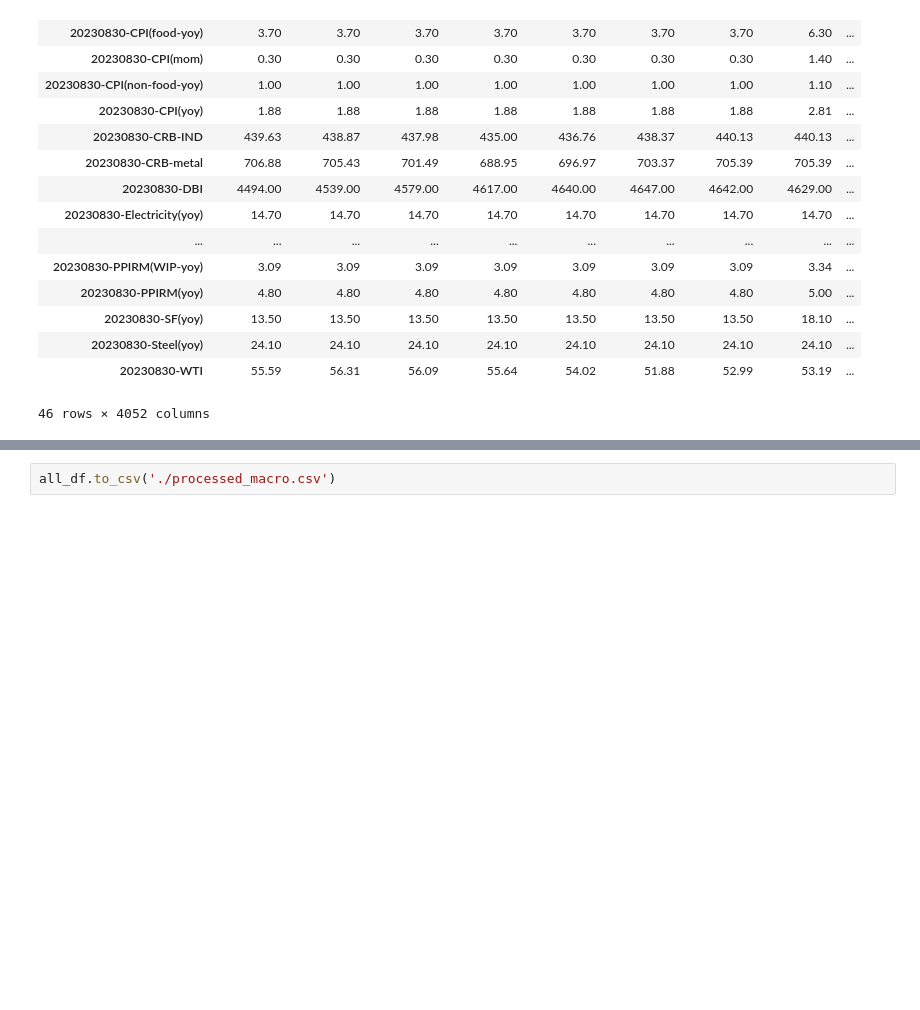
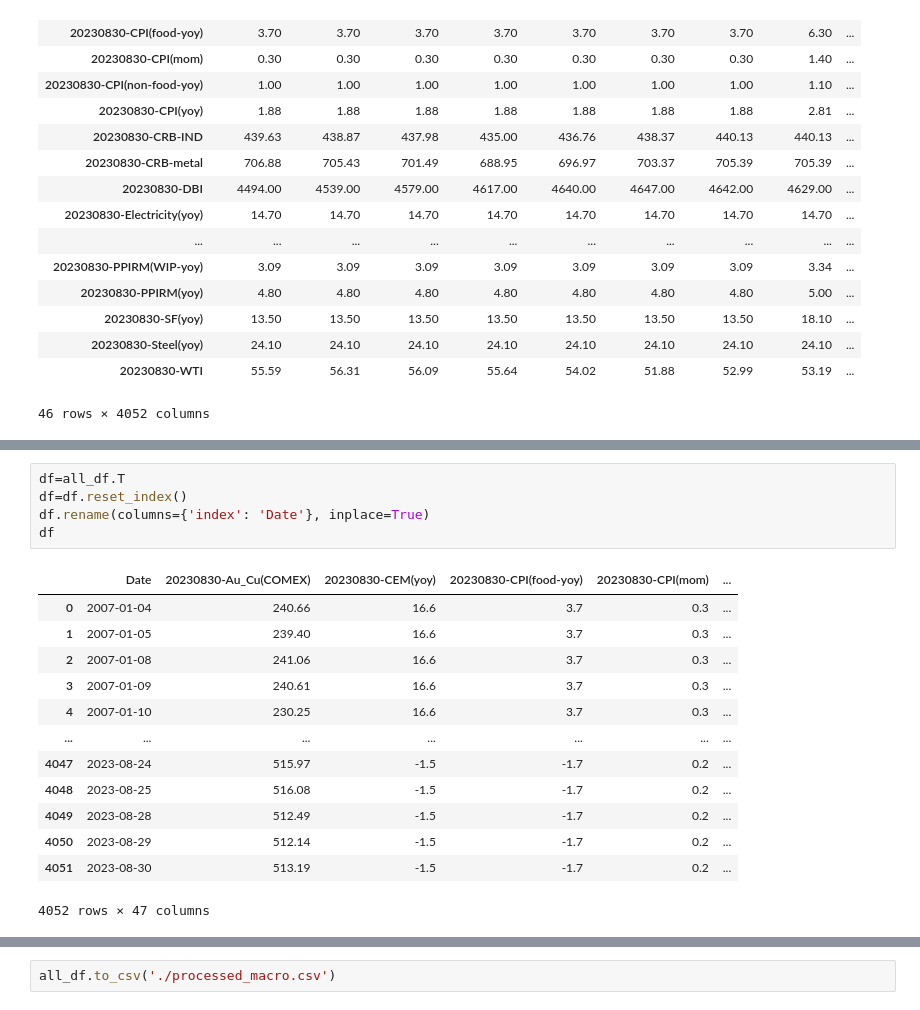
Before and after one commit to Luxe7/PolicyConfiguration, a Jupyter notebook: Data/Macro/data_process.ipynb, the cells around one changed output, grey strips where cells are left out. Saved outputs shown, nothing was run; the diff lists cells and outputs as text; blank space fills up the shorter version.

```diff
--- a/Data/Macro/data_process.ipynb
+++ b/Data/Macro/data_process.ipynb
@@ -133,0 +149,19 @@ all_df
+# %%
+df=all_df.T
+df=df.reset_index()
+df.rename(columns={'index': 'Date'}, inplace=True)
+df
+# %% [output]
+|  | Date | 20230830-Au_Cu(COMEX) | 20230830-CEM(yoy) | 20230830-CPI(food-yoy) | 20230830-CPI(mom) | ... |
+| 0 | 2007-01-04 | 240.66 | 16.6 | 3.7 | 0.3 | ... |
+| 1 | 2007-01-05 | 239.40 | 16.6 | 3.7 | 0.3 | ... |
+| 2 | 2007-01-08 | 241.06 | 16.6 | 3.7 | 0.3 | ... |
+| 3 | 2007-01-09 | 240.61 | 16.6 | 3.7 | 0.3 | ... |
+| 4 | 2007-01-10 | 230.25 | 16.6 | 3.7 | 0.3 | ... |
+| ... | ... | ... | ... | ... | ... | ... |
+| 4047 | 2023-08-24 | 515.97 | -1.5 | -1.7 | 0.2 | ... |
+| 4048 | 2023-08-25 | 516.08 | -1.5 | -1.7 | 0.2 | ... |
+| 4049 | 2023-08-28 | 512.49 | -1.5 | -1.7 | 0.2 | ... |
+| 4050 | 2023-08-29 | 512.14 | -1.5 | -1.7 | 0.2 | ... |
+| 4051 | 2023-08-30 | 513.19 | -1.5 | -1.7 | 0.2 | ... |
+4052 rows × 47 columns
```
Also changed, not shown: parts of 5 cells of this notebook, 6 other files.
